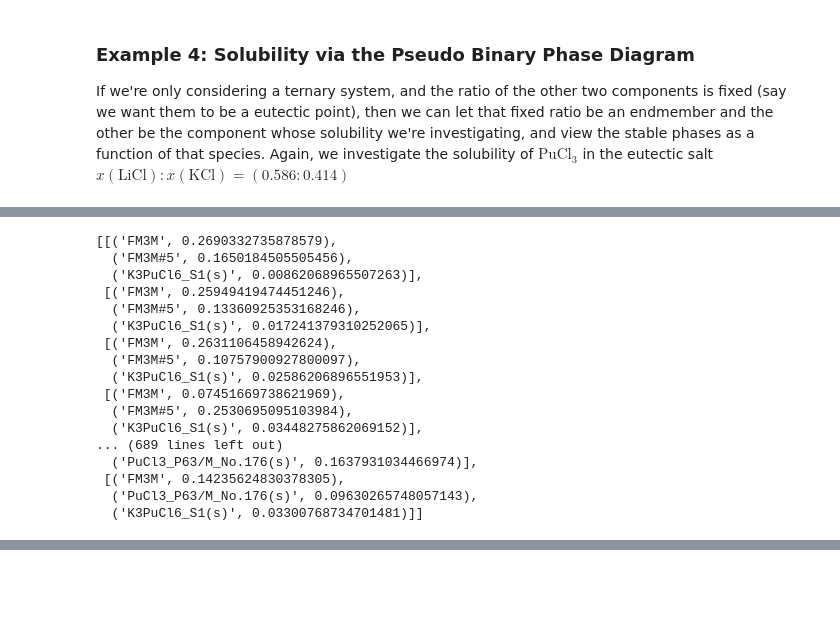
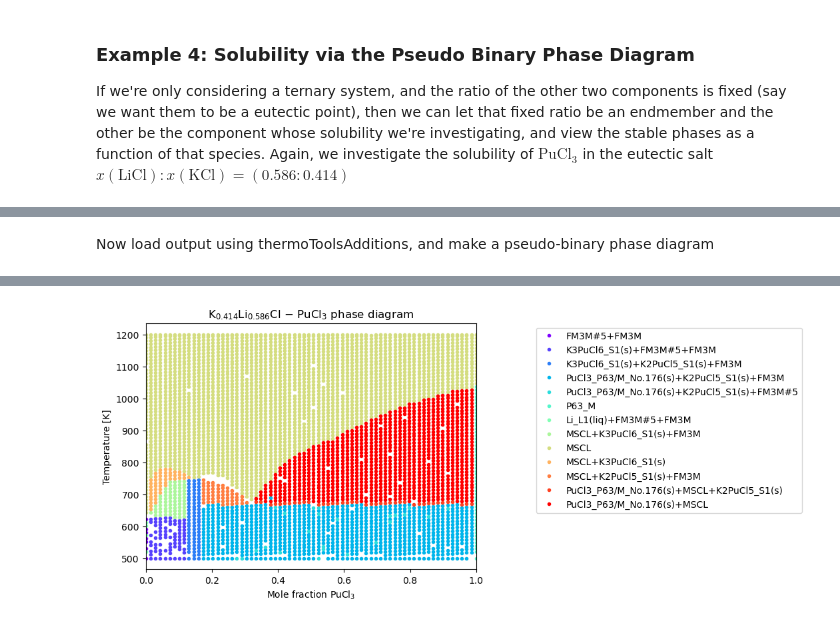
Before and after one commit to mlouis9/senior-design, a Jupyter notebook: optimization.ipynb, the cells around one changed output, grey strips where cells are left out. Cells and saved outputs as stored; diff of their text form; code cells hidden in the pictures; blank space fills up the shorter version.

```diff
--- a/optimization.ipynb
+++ b/optimization.ipynb
@@ -163,20 +157,12 @@ Warning: state 305 is missing data! Excluding this state from output
-# %%
-[phase for phase in loaded_calc.stable_phases if len(phase) == 3]
-# %% [output]
-[[('FM3M', 0.2690332735878579),
-  ('FM3M#5', 0.1650184505505456),
-  ('K3PuCl6_S1(s)', 0.00862068965507263)],
- [('FM3M', 0.25949419474451246),
-  ('FM3M#5', 0.13360925353168246),
-  ('K3PuCl6_S1(s)', 0.017241379310252065)],
- [('FM3M', 0.2631106458942624),
-  ('FM3M#5', 0.10757900927800097),
-  ('K3PuCl6_S1(s)', 0.02586206896551953)],
- [('FM3M', 0.07451669738621969),
-  ('FM3M#5', 0.2530695095103984),
-  ('K3PuCl6_S1(s)', 0.03448275862069152)],
-... (689 lines left out)
-  ('PuCl3_P63/M_No.176(s)', 0.1637931034466974)],
- [('FM3M', 0.14235624830378305),
-  ('PuCl3_P63/M_No.176(s)', 0.09630265748057143),
-  ('K3PuCl6_S1(s)', 0.03300768734701481)]]
+# %% [markdown]
+Now load output using thermoToolsAdditions, and make a pseudo-binary phase diagram
+# %%
+# Load output and get element compositions
+loaded_output = tta.thermoOut(Path('outputs/output.json'))
+
+# Create pseudo binary phase diagram object
+diagram = tta.pseudoBinaryDiagram(left_endmember_composition, right_endmember_composition, Path('outputs/output.json'),\
+                                  plot_everything=True)
+diagram.plot_phase_regions(plot_marker='.', plot_mode='region')
+diagram.plot.fig.savefig("filtered.png", bbox_inches='tight')
+# %% [output]
@@ -182,0 +186 @@ Warning: state 305 is missing data! Excluding this state from output
+[figure, added]
```
Also changed, not shown: parts of 6 cells of this notebook, 1 other file.
